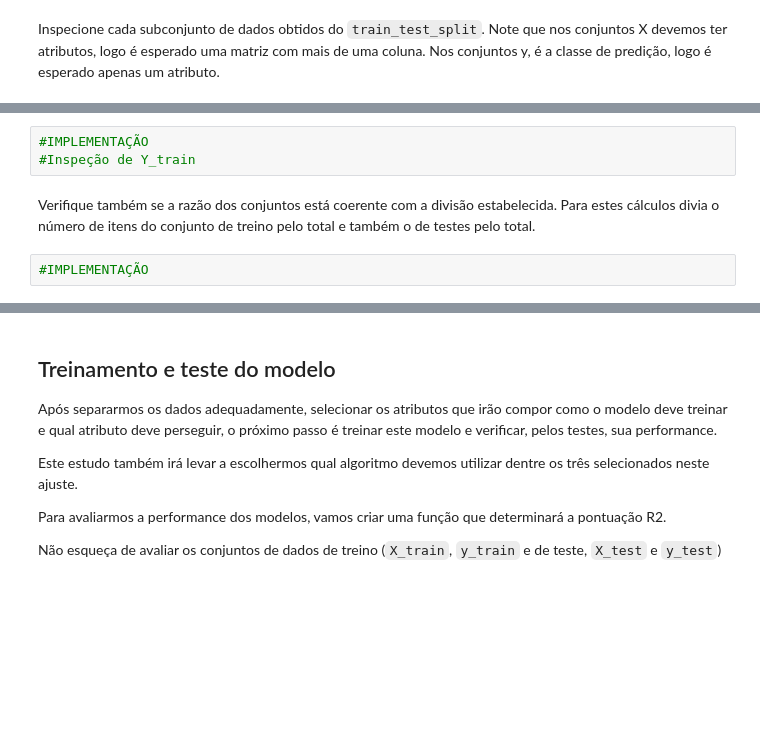
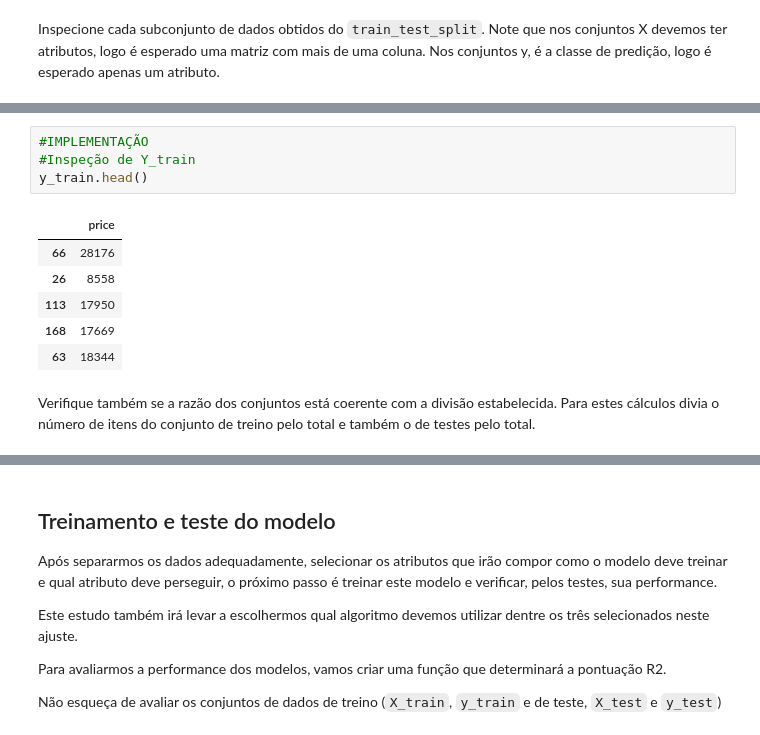
Before and after one commit to vinisimioni/projeto-final-python, a Jupyter notebook: automobile-price-prediction.ipynb, the cells around one changed output, grey strips where cells are left out. Drawn from its saved outputs; the diff is of its cells as text; blank space fills up the shorter version.

```diff
--- a/automobile-price-prediction.ipynb
+++ b/automobile-price-prediction.ipynb
@@ -596,7 +607,13 @@
 # %%
 #IMPLEMENTAÇÃO
 #Inspeção de Y_train
+y_train.head()
+# %% [output]
+|  | price |
+| 66 | 28176 |
+| 26 | 8558 |
+| 113 | 17950 |
+| 168 | 17669 |
+| 63 | 18344 |
 # %% [markdown]
 Verifique também se a razão dos conjuntos está coerente com a divisão estabelecida. Para estes cálculos divia o número de itens do conjunto de treino pelo total e também o de testes pelo total.
-# %%
-#IMPLEMENTAÇÃO
```
Also changed, not shown: parts of 32 cells of this notebook, 1 other file.
